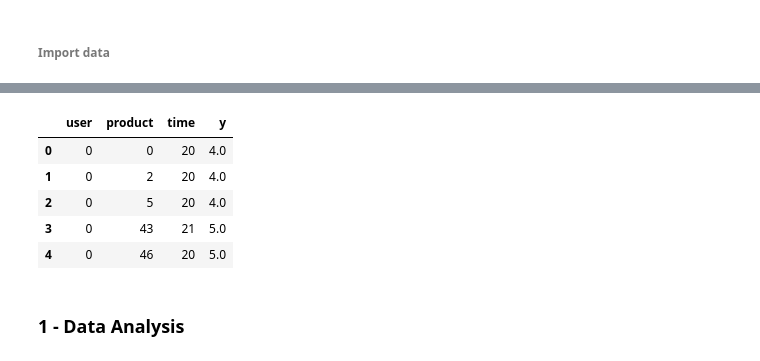
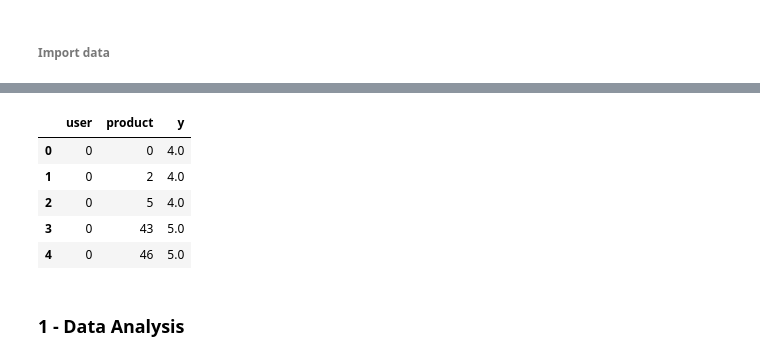
Before and after one commit to mdipietro09/DataScience_ArtificialIntelligence_Utils, a Jupyter notebook: machine_learning/example_recommendation.ipynb, the cells around one changed output, grey strips where cells are left out. Saved outputs shown, nothing was run; the diff lists cells and outputs as text; code cells hidden in the pictures.

```diff
--- a/machine_learning/example_recommendation.ipynb
+++ b/machine_learning/example_recommendation.ipynb
@@ -129,0 +30,15 @@ dtf_users
+# %%
+# Products
+dtf_products = pd.read_excel("data_movies.xlsx", sheet_name="products")
+
+dtf_products = dtf_products[~dtf_products["genres"].isna()]
+dtf_products["product"] = range(0,len(dtf_products))
+dtf_products["name"] = dtf_products["title"].apply(lambda x: re.sub("[\(\[].*?[\)\]]", "", x).strip())
+dtf_products["date"] = dtf_products["title"].apply(lambda x: int(x.split("(")[-1].replace(")","").strip())
+                                                             if "(" in x else np.nan)
+
+## add features
+dtf_products["date"] = dtf_products["date"].fillna(9999)
+dtf_products["old"] = dtf_products["date"].apply(lambda x: 1 if x < 2000 else 0)
+
+dtf_products
@@ -129,0 +59,14 @@ dtf_users
+# %%
+# Users
+dtf_users = pd.read_excel("data_movies.xlsx", sheet_name="users").head(10000)
+
+dtf_users["user"] = dtf_users["userId"].apply(lambda x: x-1)
+
+dtf_users["timestamp"] = dtf_users["timestamp"].apply(lambda x: datetime.fromtimestamp(x))
+dtf_users["daytime"] = dtf_users["timestamp"].apply(lambda x: 1 if 6<int(x.strftime("%H"))<20 else 0)
+dtf_users["weekend"] = dtf_users["timestamp"].apply(lambda x: 1 if x.weekday() in [5,6] else 0)
+
+dtf_users = dtf_users.merge(dtf_products[["movieId","product"]], how="left")
+dtf_users = dtf_users.rename(columns={"rating":"y"})
+
+dtf_users
@@ -142,13 +110,13 @@ dtf_products.head()
 # %%
-dtf_users = dtf_users[["user","product","time","y"]]
+dtf_users = dtf_users[["user","product","y"]]
 dtf_users.head()
 # %% [output]
-|  | user | product | time | y |
-| 0 | 0 | 0 | 20 | 4.0 |
-| 1 | 0 | 2 | 20 | 4.0 |
-| 2 | 0 | 5 | 20 | 4.0 |
-| 3 | 0 | 43 | 21 | 5.0 |
-| 4 | 0 | 46 | 20 | 5.0 |
+|  | user | product | y |
+| 0 | 0 | 0 | 4.0 |
+| 1 | 0 | 2 | 4.0 |
+| 2 | 0 | 5 | 4.0 |
+| 3 | 0 | 43 | 5.0 |
+| 4 | 0 | 46 | 5.0 |
 # %% [markdown]
 ### 1 - Data Analysis
 # %% [markdown]
```
Also changed, not shown: parts of 85 cells of this notebook, 3 other files.
